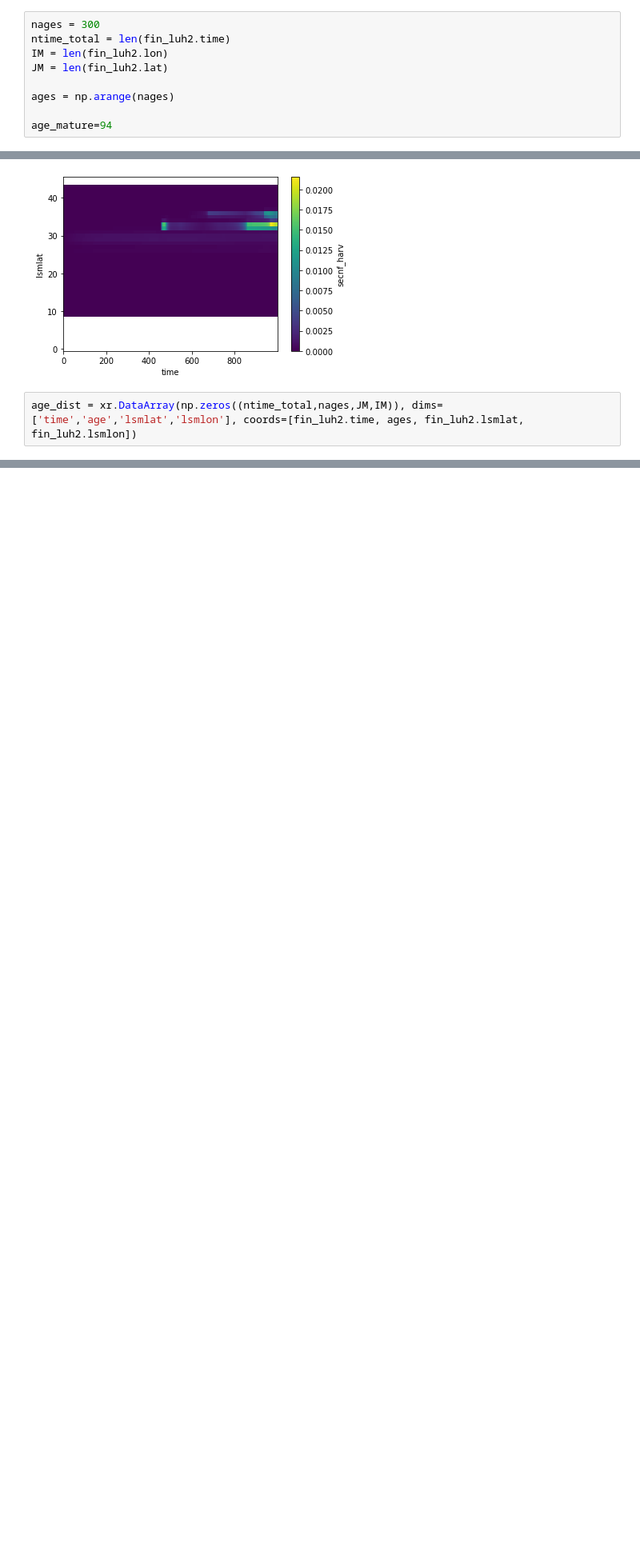
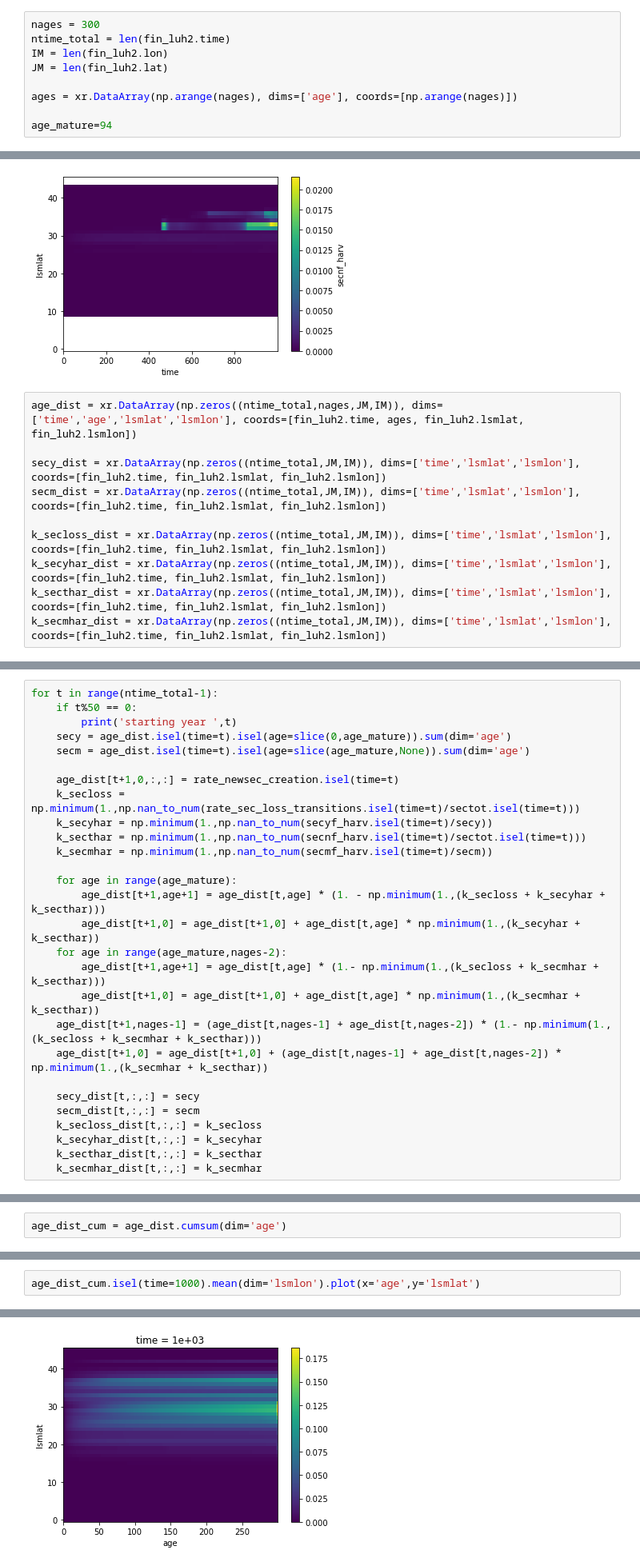
Before and after one commit to ckoven/constantlanduse, a Jupyter notebook: calculate_luh2_secondary_agedist.ipynb, the cells around one changed output, grey strips where cells are left out. Shown: that part at 80% size. Cells and saved outputs as stored; diff of their text form; blank space fills up the shorter version.

```diff
--- a/calculate_luh2_secondary_agedist.ipynb
+++ b/calculate_luh2_secondary_agedist.ipynb
@@ -12,7 +39,7 @@ ntime_total = len(fin_luh2.time)
 IM = len(fin_luh2.lon)
 JM = len(fin_luh2.lat)
 
-ages = np.arange(nages)
+ages = xr.DataArray(np.arange(nages), dims=['age'], coords=[np.arange(nages)])
 
 age_mature=94
 # %%
@@ -57,3 +89,11 @@ secnf_harv.isel(time=slice(0,1000)).mean(dim='lsmlon').plot(y='lsmlat',x='time')
 [figure]
 # %%
 age_dist = xr.DataArray(np.zeros((ntime_total,nages,JM,IM)), dims=['time','age','lsmlat','lsmlon'], coords=[fin_luh2.time, ages, fin_luh2.lsmlat, fin_luh2.lsmlon])
+
+secy_dist = xr.DataArray(np.zeros((ntime_total,JM,IM)), dims=['time','lsmlat','lsmlon'], coords=[fin_luh2.time, fin_luh2.lsmlat, fin_luh2.lsmlon])
+secm_dist = xr.DataArray(np.zeros((ntime_total,JM,IM)), dims=['time','lsmlat','lsmlon'], coords=[fin_luh2.time, fin_luh2.lsmlat, fin_luh2.lsmlon])
+
+k_secloss_dist = xr.DataArray(np.zeros((ntime_total,JM,IM)), dims=['time','lsmlat','lsmlon'], coords=[fin_luh2.time, fin_luh2.lsmlat, fin_luh2.lsmlon])
+k_secyhar_dist = xr.DataArray(np.zeros((ntime_total,JM,IM)), dims=['time','lsmlat','lsmlon'], coords=[fin_luh2.time, fin_luh2.lsmlat, fin_luh2.lsmlon])
+k_secthar_dist = xr.DataArray(np.zeros((ntime_total,JM,IM)), dims=['time','lsmlat','lsmlon'], coords=[fin_luh2.time, fin_luh2.lsmlat, fin_luh2.lsmlon])
+k_secmhar_dist = xr.DataArray(np.zeros((ntime_total,JM,IM)), dims=['time','lsmlat','lsmlon'], coords=[fin_luh2.time, fin_luh2.lsmlat, fin_luh2.lsmlon])
@@ -153,0 +116,28 @@ age_dist.isel(time=950).isel(age=slice(100,None)).sum(dim='age').plot(x='lsmlon'
+# %%
+for t in range(ntime_total-1):
+    if t%50 == 0:
+        print('starting year ',t)
+    secy = age_dist.isel(time=t).isel(age=slice(0,age_mature)).sum(dim='age')
+    secm = age_dist.isel(time=t).isel(age=slice(age_mature,None)).sum(dim='age')
+
+    age_dist[t+1,0,:,:] = rate_newsec_creation.isel(time=t)
+    k_secloss = np.minimum(1.,np.nan_to_num(rate_sec_loss_transitions.isel(time=t)/sectot.isel(time=t)))
+    k_secyhar = np.minimum(1.,np.nan_to_num(secyf_harv.isel(time=t)/secy))
+    k_secthar = np.minimum(1.,np.nan_to_num(secnf_harv.isel(time=t)/sectot.isel(time=t)))
+    k_secmhar = np.minimum(1.,np.nan_to_num(secmf_harv.isel(time=t)/secm))
+
+    for age in range(age_mature):
+        age_dist[t+1,age+1] = age_dist[t,age] * (1. - np.minimum(1.,(k_secloss + k_secyhar + k_secthar)))
+        age_dist[t+1,0] = age_dist[t+1,0] + age_dist[t,age] * np.minimum(1.,(k_secyhar + k_secthar))
+    for age in range(age_mature,nages-2):
+        age_dist[t+1,age+1] = age_dist[t,age] * (1.- np.minimum(1.,(k_secloss + k_secmhar + k_secthar)))
+        age_dist[t+1,0] = age_dist[t+1,0] + age_dist[t,age] * np.minimum(1.,(k_secmhar + k_secthar))
+    age_dist[t+1,nages-1] = (age_dist[t,nages-1] + age_dist[t,nages-2]) * (1.- np.minimum(1.,(k_secloss + k_secmhar + k_secthar)))
+    age_dist[t+1,0] = age_dist[t+1,0] + (age_dist[t,nages-1] + age_dist[t,nages-2]) * np.minimum(1.,(k_secmhar + k_secthar))
+
+    secy_dist[t,:,:] = secy
+    secm_dist[t,:,:] = secm
+    k_secloss_dist[t,:,:] = k_secloss
+    k_secyhar_dist[t,:,:] = k_secyhar
+    k_secthar_dist[t,:,:] = k_secthar
+    k_secmhar_dist[t,:,:] = k_secmhar
@@ -153,0 +162,2 @@ age_dist.isel(time=950).isel(age=slice(100,None)).sum(dim='age').plot(x='lsmlon'
+# %%
+age_dist_cum = age_dist.cumsum(dim='age')
@@ -153,0 +166,3 @@ age_dist.isel(time=950).isel(age=slice(100,None)).sum(dim='age').plot(x='lsmlon'
+# %%
+age_dist_cum.isel(time=1000).mean(dim='lsmlon').plot(x='age',y='lsmlat')
+# %% [output]
@@ -153,0 +170 @@ age_dist.isel(time=950).isel(age=slice(100,None)).sum(dim='age').plot(x='lsmlon'
+[figure, added]
```
Also changed, not shown: parts of 64 cells of this notebook.
